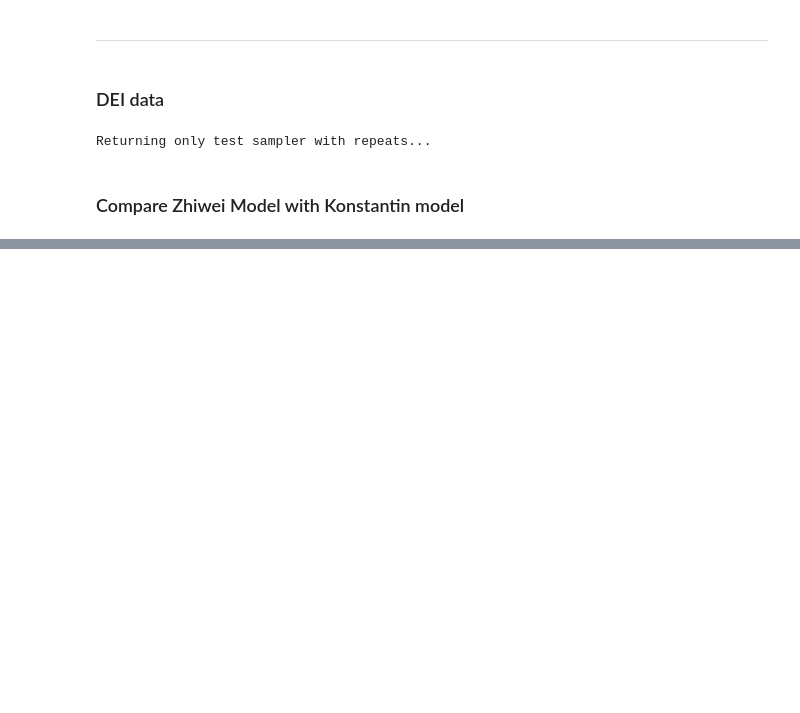
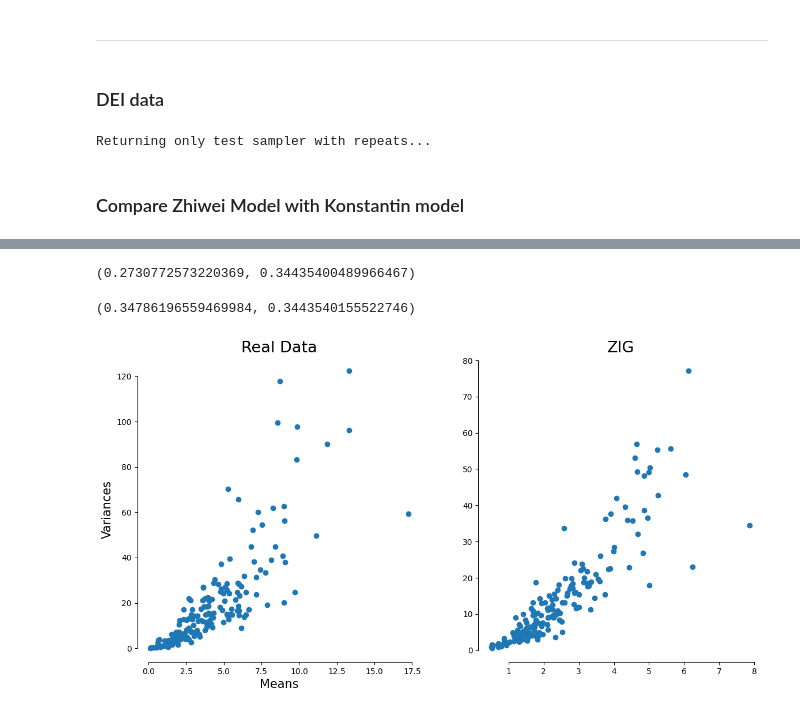
Before and after one commit to sinzlab/nnsysident, a Jupyter notebook: notebooks/DEI_models.ipynb, the cells around one changed output, grey strips where cells are left out. Drawn from its saved outputs; the diff is of its cells as text; code cells hidden in the pictures; blank space fills up the shorter version.

```diff
--- a/notebooks/DEI_models.ipynb
+++ b/notebooks/DEI_models.ipynb
@@ -289,0 +393,4 @@ co_k, co_z
+# %%
+cp_k, cp_z
+# %% [output]
+(0.2730772573220369, 0.34435400489966467)
@@ -289,0 +404,21 @@ co_k, co_z
+# %%
+np.mean(cp_ks), np.mean(cp_zs)
+# %% [output]
+(0.34786196559469984, 0.3443540155522746)
+# %%
+fig, axes = plt.subplots(1, 2, figsize=(14, 7), dpi=100)
+
+fontsize = 15
+
+axes[0].scatter(real_resp_means.flatten(), real_resp_vars.flatten())
+axes[0].set_xlabel("Means", fontsize=fontsize)
+axes[0].set_ylabel("Variances", fontsize=fontsize)
+axes[0].set_title("Real Data", fontsize=fontsize*1.3)
+
+axes[1].scatter(zig_means.flatten(), zig_variances.flatten())
+axes[1].set_title("ZIG", fontsize=fontsize*1.3)
+# axes[1].set(xlim=[0, 15], ylim=[0, 400])
+
+sns.despine(trim=True)
+# %% [output]
+[figure, added]
```
Also changed, not shown: parts of 33 cells of this notebook.
